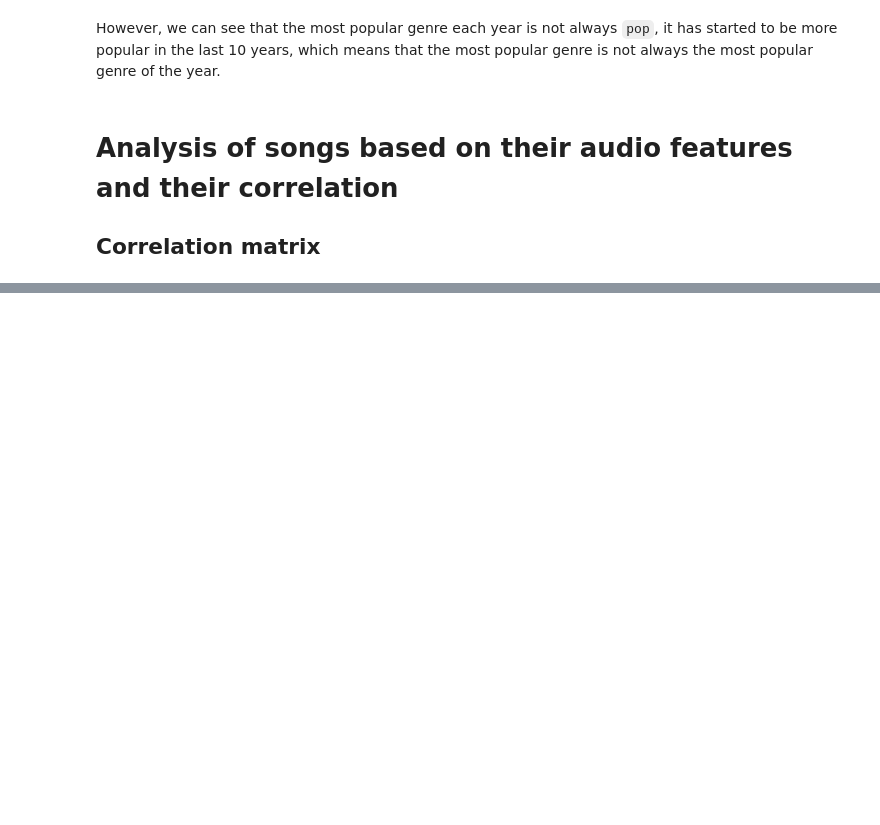
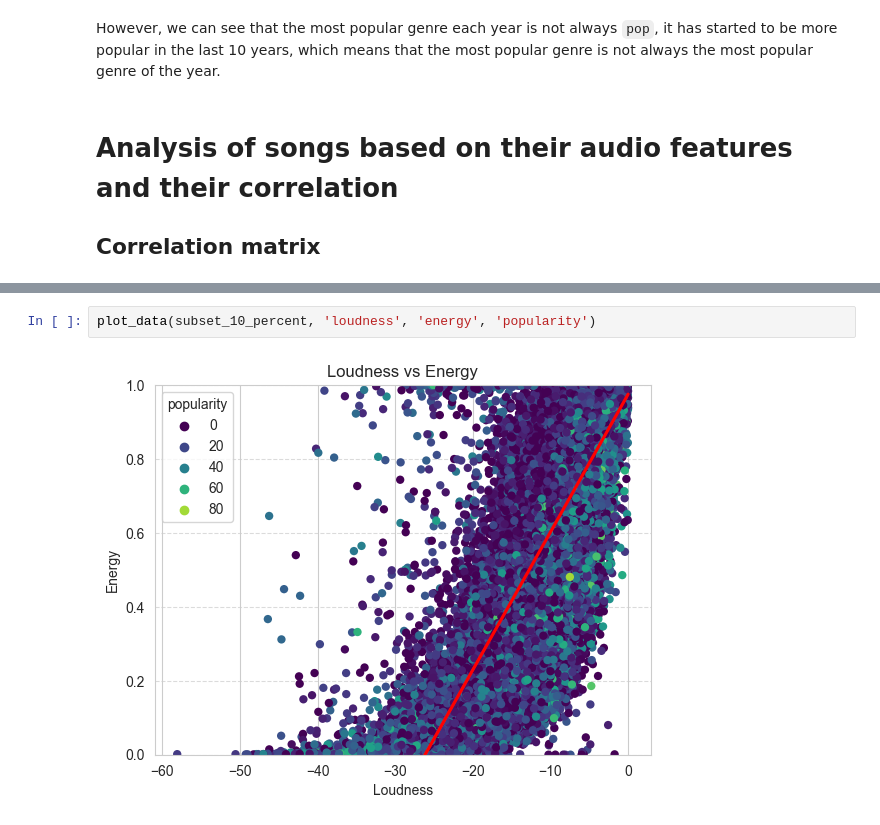
Before and after one commit to VMoskov/Spotify-analysis, a Jupyter notebook: reports/spotify_analysis.ipynb, the cells around one changed output, grey strips where cells are left out. Drawn from its saved outputs; the diff is of its cells as text; blank space fills up the shorter version.

```diff
--- a/reports/spotify_analysis.ipynb
+++ b/reports/spotify_analysis.ipynb
@@ -446,0 +461,4 @@ plt.show()
+# %%
+plot_data(subset_10_percent, 'loudness', 'energy', 'popularity')
+# %% [output]
+[figure, added]
```
Also changed, not shown: parts of 19 cells of this notebook.
